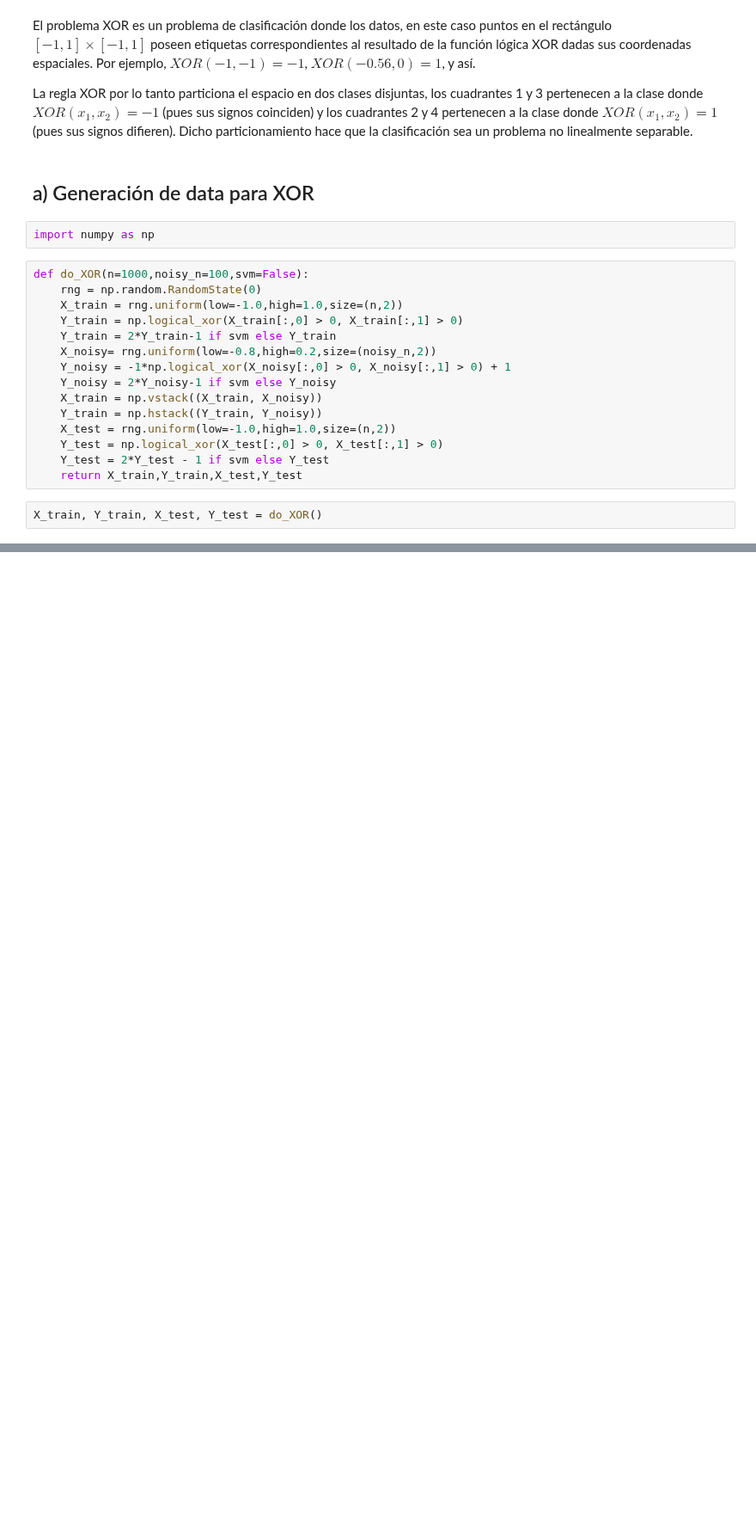
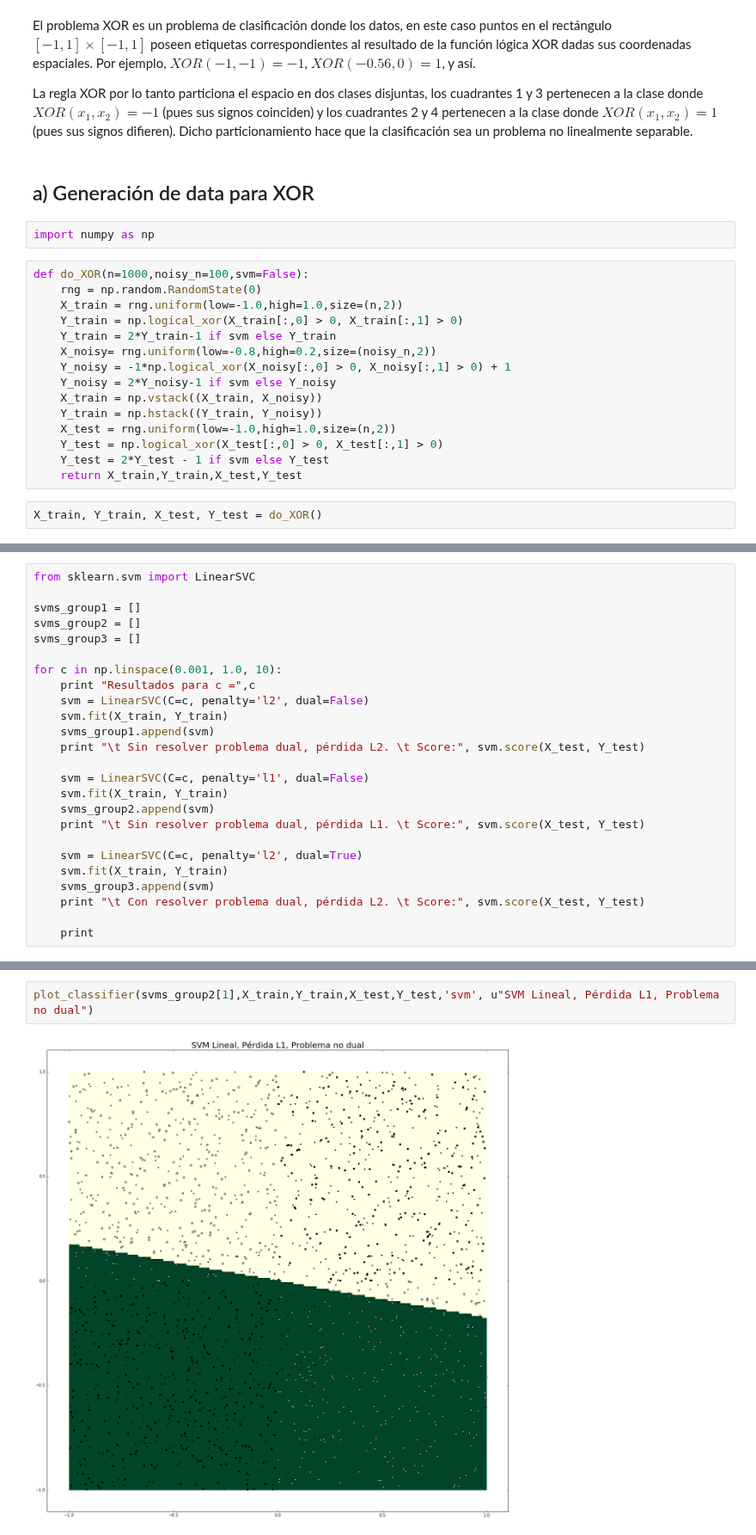
Before and after one commit to asazo/ML, a Jupyter notebook: tarea3/pregunta1.ipynb, the cells around one changed output, grey strips where cells are left out. Shown at 86% size. Drawn from its saved outputs; the diff is of its cells as text; blank space fills up the shorter version.

```diff
--- a/tarea3/pregunta1.ipynb
+++ b/tarea3/pregunta1.ipynb
@@ -55,0 +78,25 @@ plt.show()
+# %%
+from sklearn.svm import LinearSVC
+
+svms_group1 = []
+svms_group2 = []
+svms_group3 = []
+
+for c in np.linspace(0.001, 1.0, 10):
+    print "Resultados para c =",c
+    svm = LinearSVC(C=c, penalty='l2', dual=False)
+    svm.fit(X_train, Y_train)
+    svms_group1.append(svm)
+    print "\t Sin resolver problema dual, pérdida L2. \t Score:", svm.score(X_test, Y_test)
+
+    svm = LinearSVC(C=c, penalty='l1', dual=False)
+    svm.fit(X_train, Y_train)
+    svms_group2.append(svm)
+    print "\t Sin resolver problema dual, pérdida L1. \t Score:", svm.score(X_test, Y_test)
+
+    svm = LinearSVC(C=c, penalty='l2', dual=True)
+    svm.fit(X_train, Y_train)
+    svms_group3.append(svm)
+    print "\t Con resolver problema dual, pérdida L2. \t Score:", svm.score(X_test, Y_test)
+
+    print
@@ -55,0 +123,4 @@ plt.show()
+# %%
+plot_classifier(svms_group2[1],X_train,Y_train,X_test,Y_test,'svm', u"SVM Lineal, Pérdida L1, Problema no dual")
+# %% [output]
+[figure, added]
```
Also changed, not shown: parts of 6 cells of this notebook.
